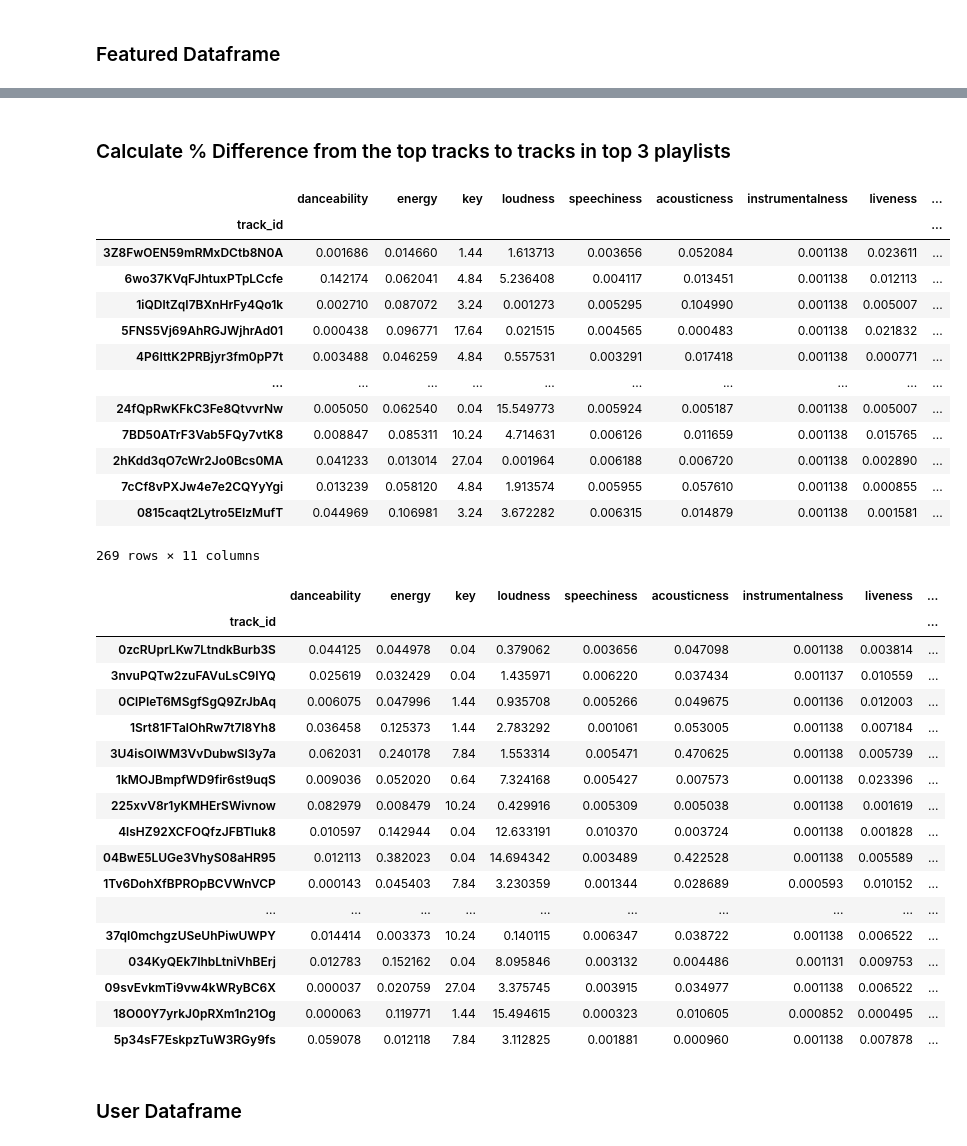
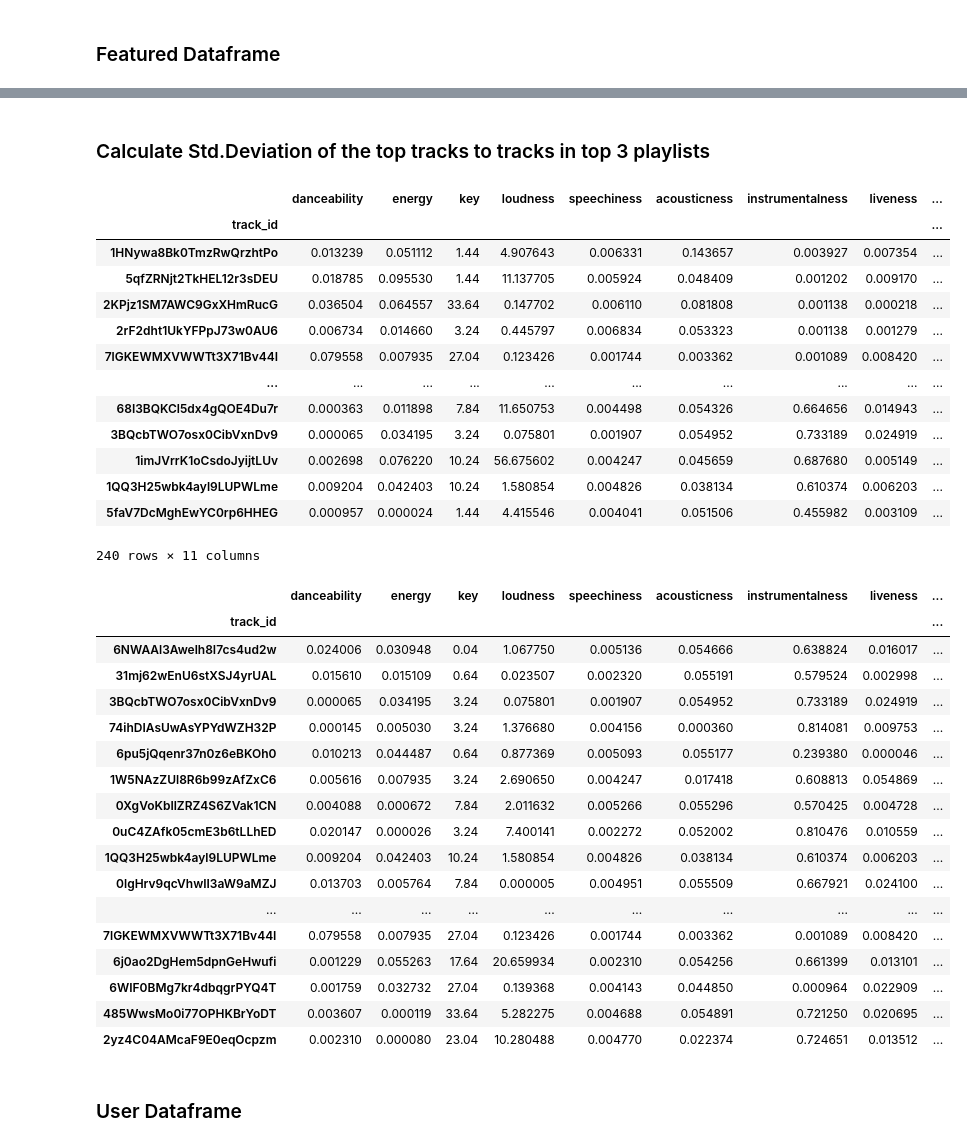
Before and after one commit to vvenkatesh-ML/Spotify-Recommendation-System, a Jupyter notebook: Spotify Recommendation System .ipynb, the cells around one changed output, grey strips where cells are left out. Drawn from its saved outputs; the diff is of its cells as text; code cells hidden in the pictures.

```diff
--- a/Spotify Recommendation System .ipynb
+++ b/Spotify Recommendation System .ipynb
@@ -496,7 +498,7 @@ Create df_1SZ70MXbfW10nDAa07xMFk = get_audio_features(sp, playlist)
 # %% [markdown]
 ### Featured Dataframe
 # %%
-frames_featured = [df_37i9dQZF1DX4WYpdgoIcn6, df_37i9dQZF1DX4SBhb3fqCJd, df_37i9dQZF1DX7rOY2tZUw1k]
+frames_featured = [df_37i9dQZF1DX6xOPeSOGone, df_37i9dQZF1DX7qK8ma5wgG1, df_37i9dQZF1DX5xiztvBdlUf]
 df =pd.concat(frames_featured)
 df = df.set_index(['track_id'])
 del df['track_name']
@@ -520,48 +522,49 @@ df
 # %% [markdown]
-### Calculate % Difference from the top tracks to tracks in top 3 playlists
+### Calculate Std.Deviation of the top tracks to tracks in top 3 playlists
 # %%
 df1 = df.subtract(y['top_playlist'], axis ='columns')
 df1 = df1 ** 2
-df1['variance'] = df1.sum(axis=1)
-df1['variance'].divide(len(df1))
+df1['std_dev'] = df1.sum(axis=1)
+df1['std_dev'].divide(len(df1))
+np.sqrt(df1['std_dev'])
 df1
 # %% [output]
 |  | danceability | energy | key | loudness | speechiness | acousticness | instrumentalness | liveness | ... |
 | track_id |  |  |  |  |  |  |  |  | ... |
-| 3Z8FwOEN59mRMxDCtb8N0A | 0.001686 | 0.014660 | 1.44 | 1.613713 | 0.003656 | 0.052084 | 0.001138 | 0.023611 | ... |
-| 6wo37KVqFJhtuxPTpLCcfe | 0.142174 | 0.062041 | 4.84 | 5.236408 | 0.004117 | 0.013451 | 0.001138 | 0.012113 | ... |
-| 1iQDltZqI7BXnHrFy4Qo1k | 0.002710 | 0.087072 | 3.24 | 0.001273 | 0.005295 | 0.104990 | 0.001138 | 0.005007 | ... |
-| 5FNS5Vj69AhRGJWjhrAd01 | 0.000438 | 0.096771 | 17.64 | 0.021515 | 0.004565 | 0.000483 | 0.001138 | 0.021832 | ... |
-| 4P6IttK2PRBjyr3fm0pP7t | 0.003488 | 0.046259 | 4.84 | 0.557531 | 0.003291 | 0.017418 | 0.001138 | 0.000771 | ... |
+| 1HNywa8Bk0TmzRwQrzhtPo | 0.013239 | 0.051112 | 1.44 | 4.907643 | 0.006331 | 0.143657 | 0.003927 | 0.007354 | ... |
+| 5qfZRNjt2TkHEL12r3sDEU | 0.018785 | 0.095530 | 1.44 | 11.137705 | 0.005924 | 0.048409 | 0.001202 | 0.009170 | ... |
+| 2KPjz1SM7AWC9GxXHmRucG | 0.036504 | 0.064557 | 33.64 | 0.147702 | 0.006110 | 0.081808 | 0.001138 | 0.000218 | ... |
+| 2rF2dht1UkYFPpJ73w0AU6 | 0.006734 | 0.014660 | 3.24 | 0.445797 | 0.006834 | 0.053323 | 0.001138 | 0.001279 | ... |
+| 7lGKEWMXVWWTt3X71Bv44I | 0.079558 | 0.007935 | 27.04 | 0.123426 | 0.001744 | 0.003362 | 0.001089 | 0.008420 | ... |
 | ... | ... | ... | ... | ... | ... | ... | ... | ... | ... |
-| 24fQpRwKFkC3Fe8QtvvrNw | 0.005050 | 0.062540 | 0.04 | 15.549773 | 0.005924 | 0.005187 | 0.001138 | 0.005007 | ... |
-| 7BD50ATrF3Vab5FQy7vtK8 | 0.008847 | 0.085311 | 10.24 | 4.714631 | 0.006126 | 0.011659 | 0.001138 | 0.015765 | ... |
-| 2hKdd3qO7cWr2Jo0Bcs0MA | 0.041233 | 0.013014 | 27.04 | 0.001964 | 0.006188 | 0.006720 | 0.001138 | 0.002890 | ... |
-| 7cCf8vPXJw4e7e2CQYyYgi | 0.013239 | 0.058120 | 4.84 | 1.913574 | 0.005955 | 0.057610 | 0.001138 | 0.000855 | ... |
-| 0815caqt2Lytro5EIzMufT | 0.044969 | 0.106981 | 3.24 | 3.672282 | 0.006315 | 0.014879 | 0.001138 | 0.001581 | ... |
+| 68I3BQKCl5dx4gQOE4Du7r | 0.000363 | 0.011898 | 7.84 | 11.650753 | 0.004498 | 0.054326 | 0.664656 | 0.014943 | ... |
+| 3BQcbTWO7osx0CibVxnDv9 | 0.000065 | 0.034195 | 3.24 | 0.075801 | 0.001907 | 0.054952 | 0.733189 | 0.024919 | ... |
+| 1imJVrrK1oCsdoJyijtLUv | 0.002698 | 0.076220 | 10.24 | 56.675602 | 0.004247 | 0.045659 | 0.687680 | 0.005149 | ... |
+| 1QQ3H25wbk4ayl9LUPWLme | 0.009204 | 0.042403 | 10.24 | 1.580854 | 0.004826 | 0.038134 | 0.610374 | 0.006203 | ... |
+| 5faV7DcMghEwYC0rp6HHEG | 0.000957 | 0.000024 | 1.44 | 4.415546 | 0.004041 | 0.051506 | 0.455982 | 0.003109 | ... |
-269 rows × 11 columns
+240 rows × 11 columns
 # %%
-df2 = df1.sort_values('variance', ascending = True).head(50)
+df2 = df1.sort_values('std_dev', ascending = True).head(50)
 df2
 # %% [output]
 |  | danceability | energy | key | loudness | speechiness | acousticness | instrumentalness | liveness | ... |
 | track_id |  |  |  |  |  |  |  |  | ... |
-| 0zcRUprLKw7LtndkBurb3S | 0.044125 | 0.044978 | 0.04 | 0.379062 | 0.003656 | 0.047098 | 0.001138 | 0.003814 | ... |
-| 3nvuPQTw2zuFAVuLsC9IYQ | 0.025619 | 0.032429 | 0.04 | 1.435971 | 0.006220 | 0.037434 | 0.001137 | 0.010559 | ... |
-| 0ClPIeT6MSgfSgQ9ZrJbAq | 0.006075 | 0.047996 | 1.44 | 0.935708 | 0.005266 | 0.049675 | 0.001136 | 0.012003 | ... |
-| 1Srt81FTalOhRw7t7l8Yh8 | 0.036458 | 0.125373 | 1.44 | 2.783292 | 0.001061 | 0.053005 | 0.001138 | 0.007184 | ... |
-| 3U4isOIWM3VvDubwSI3y7a | 0.062031 | 0.240178 | 7.84 | 1.553314 | 0.005471 | 0.470625 | 0.001138 | 0.005739 | ... |
-| 1kMOJBmpfWD9fir6st9uqS | 0.009036 | 0.052020 | 0.64 | 7.324168 | 0.005427 | 0.007573 | 0.001138 | 0.023396 | ... |
-| 225xvV8r1yKMHErSWivnow | 0.082979 | 0.008479 | 10.24 | 0.429916 | 0.005309 | 0.005038 | 0.001138 | 0.001619 | ... |
-| 4lsHZ92XCFOQfzJFBTluk8 | 0.010597 | 0.142944 | 0.04 | 12.633191 | 0.010370 | 0.003724 | 0.001138 | 0.001828 | ... |
-| 04BwE5LUGe3VhyS08aHR95 | 0.012113 | 0.382023 | 0.04 | 14.694342 | 0.003489 | 0.422528 | 0.001138 | 0.005589 | ... |
-| 1Tv6DohXfBPROpBCVWnVCP | 0.000143 | 0.045403 | 7.84 | 3.230359 | 0.001344 | 0.028689 | 0.000593 | 0.010152 | ... |
+| 6NWAAl3Awelh8I7cs4ud2w | 0.024006 | 0.030948 | 0.04 | 1.067750 | 0.005136 | 0.054666 | 0.638824 | 0.016017 | ... |
+| 31mj62wEnU6stXSJ4yrUAL | 0.015610 | 0.015109 | 0.64 | 0.023507 | 0.002320 | 0.055191 | 0.579524 | 0.002998 | ... |
+| 3BQcbTWO7osx0CibVxnDv9 | 0.000065 | 0.034195 | 3.24 | 0.075801 | 0.001907 | 0.054952 | 0.733189 | 0.024919 | ... |
+| 74ihDIAsUwAsYPYdWZH32P | 0.000145 | 0.005030 | 3.24 | 1.376680 | 0.004156 | 0.000360 | 0.814081 | 0.009753 | ... |
+| 6pu5jQqenr37n0z6eBKOh0 | 0.010213 | 0.044487 | 0.64 | 0.877369 | 0.005093 | 0.055177 | 0.239380 | 0.000046 | ... |
+| 1W5NAzZUl8R6b99zAfZxC6 | 0.005616 | 0.007935 | 3.24 | 2.690650 | 0.004247 | 0.017418 | 0.608813 | 0.054869 | ... |
+| 0XgVoKbIlZRZ4S6ZVak1CN | 0.004088 | 0.000672 | 7.84 | 2.011632 | 0.005266 | 0.055296 | 0.570425 | 0.004728 | ... |
+| 0uC4ZAfk05cmE3b6tLLhED | 0.020147 | 0.000026 | 3.24 | 7.400141 | 0.002272 | 0.052002 | 0.810476 | 0.010559 | ... |
+| 1QQ3H25wbk4ayl9LUPWLme | 0.009204 | 0.042403 | 10.24 | 1.580854 | 0.004826 | 0.038134 | 0.610374 | 0.006203 | ... |
+| 0lgHrv9qcVhwII3aW9aMZJ | 0.013703 | 0.005764 | 7.84 | 0.000005 | 0.004951 | 0.055509 | 0.667921 | 0.024100 | ... |
 | ... | ... | ... | ... | ... | ... | ... | ... | ... | ... |
-| 37qI0mchgzUSeUhPiwUWPY | 0.014414 | 0.003373 | 10.24 | 0.140115 | 0.006347 | 0.038722 | 0.001138 | 0.006522 | ... |
-| 034KyQEk7IhbLtniVhBErj | 0.012783 | 0.152162 | 0.04 | 8.095846 | 0.003132 | 0.004486 | 0.001131 | 0.009753 | ... |
-| 09svEvkmTi9vw4kWRyBC6X | 0.000037 | 0.020759 | 27.04 | 3.375745 | 0.003915 | 0.034977 | 0.001138 | 0.006522 | ... |
-| 18O00Y7yrkJ0pRXm1n21Og | 0.000063 | 0.119771 | 1.44 | 15.494615 | 0.000323 | 0.010605 | 0.000852 | 0.000495 | ... |
-| 5p34sF7EskpzTuW3RGy9fs | 0.059078 | 0.012118 | 7.84 | 3.112825 | 0.001881 | 0.000960 | 0.001138 | 0.007878 | ... |
+| 7lGKEWMXVWWTt3X71Bv44I | 0.079558 | 0.007935 | 27.04 | 0.123426 | 0.001744 | 0.003362 | 0.001089 | 0.008420 | ... |
+| 6j0ao2DgHem5dpnGeHwufi | 0.001229 | 0.055263 | 17.64 | 20.659934 | 0.002310 | 0.054256 | 0.661399 | 0.013101 | ... |
+| 6WIF0BMg7kr4dbqgrPYQ4T | 0.001759 | 0.032732 | 27.04 | 0.139368 | 0.004143 | 0.044850 | 0.000964 | 0.022909 | ... |
+| 485WwsMo0i77OPHKBrYoDT | 0.003607 | 0.000119 | 33.64 | 5.282275 | 0.004688 | 0.054891 | 0.721250 | 0.020695 | ... |
+| 2yz4C04AMcaF9E0eqOcpzm | 0.002310 | 0.000080 | 23.04 | 10.280488 | 0.004770 | 0.022374 | 0.724651 | 0.013512 | ... |
 # %% [markdown]
 ### User Dataframe
 # %%
```
Also changed, not shown: parts of 11 cells of this notebook, 1 other file.
